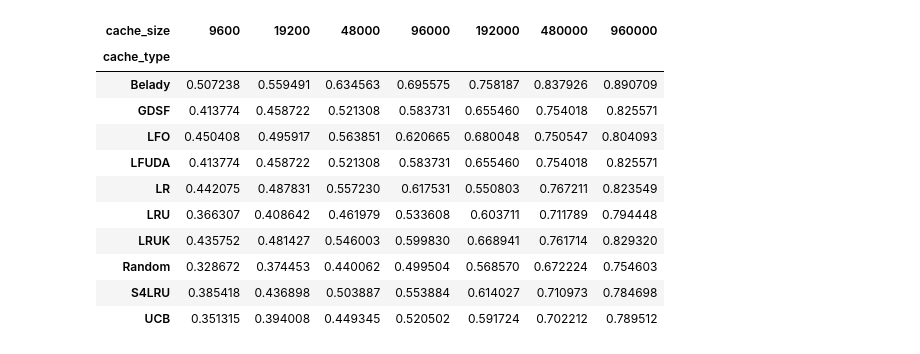
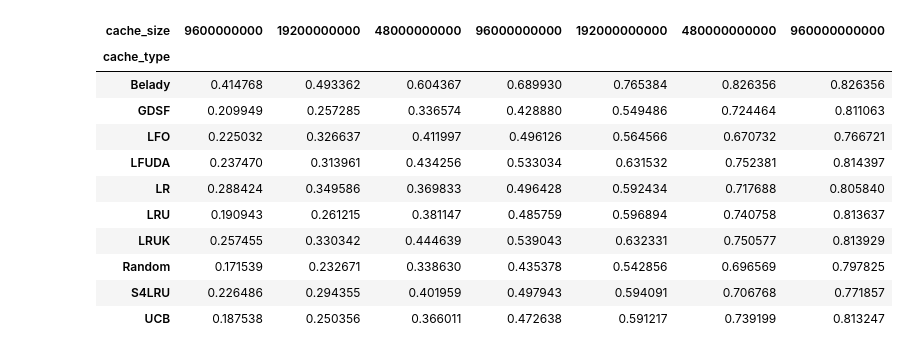
Before and after one commit to dasebe/webcachesim, a Jupyter notebook: notebook/evaluation-wiki.ipynb, the cells around one changed output. Saved outputs shown, nothing was run; the diff lists cells and outputs as text; code cells hidden in the pictures.

```diff
--- a/notebook/evaluation-wiki.ipynb
+++ b/notebook/evaluation-wiki.ipynb
@@ -19,5 +19,3 @@ plt.rc('ytick', labelsize=FONT_SIZE)    # fontsize of the tick labels
 plt.rc('legend', fontsize=FONT_SIZE)    # legend fontsize
 plt.rc('figure', titlesize=FONT_SIZE)  # fontsize of the figure title
 matplotlib.rc('lines', linewidth=3)
-# %%
-log_dir = '/data/zhenyus/webcachesim/log'
@@ -77,9 +292,12 @@ trace = 'w200m.tr'
 df = load_reports(log_dir)
 filter_idx = (
     (df.trace_file == trace)
-    & (df.uni_size == 1)
+    & (df.uni_size == 0)
     & ((df.cache_type != "LFO") | (df.sample_size == 1000000))
     & (df.n_warmup == 20000000)
+#     & ((df.cache_type != "LR") | ((df.learning_rate == 0.0001) & (df.gradient_window == 10000) & (df.sample_rate == 32) & (pd.isna(df.version))))
+    & ((df.cache_type != "LR") | ((df.version == "mat") & (df.gradient_window == 100000)))
+    & (~(df.cache_type == "LRUKSample"))
 #     & (df.n_warmup == 100000)
 #     & (df.if_uni_size == False)
 #     & (df.cache_capacity <= 30000)
@@ -93,12 +311,3 @@ filter_idx = (
 
 df1 = df[filter_idx].copy()
 df1['label'] = df1.apply(lambda x: to_label(x), axis='columns')
-fig, ax = plt.subplots(figsize=(12, 8))
-for k, grp in df1.groupby(['label']):
-    grp = grp.sort_values(by=['cache_size'])
-    ax = grp.plot(ax=ax, kind='line', x='cache_size', y='byte_hit_rate', label=k, marker='*', markersize=12)
-plt.legend(loc=9, bbox_to_anchor=(0.5, -0.1))
-plt.ylabel('hit rate')
-plt.title(trace)
-plt.ylim([0, 1.])
-plt.show()
@@ -107,15 +346,15 @@ plt.show()
 # %%
-df1[['byte_hit_rate', 'cache_size', 'cache_type']].pivot(index='cache_type', columns='cache_size', values='byte_hit_rate')
+df1.pivot(index='cache_type', columns='cache_size', values='byte_hit_rate')
 # %% [output]
-| cache_size | 9600 | 19200 | 48000 | 96000 | 192000 | 480000 | 960000 |
+| cache_size | 9600000000 | 19200000000 | 48000000000 | 96000000000 | 192000000000 | 480000000000 | 960000000000 |
 | cache_type |  |  |  |  |  |  |  |
-| Belady | 0.507238 | 0.559491 | 0.634563 | 0.695575 | 0.758187 | 0.837926 | 0.890709 |
-| GDSF | 0.413774 | 0.458722 | 0.521308 | 0.583731 | 0.655460 | 0.754018 | 0.825571 |
-| LFO | 0.450408 | 0.495917 | 0.563851 | 0.620665 | 0.680048 | 0.750547 | 0.804093 |
-| LFUDA | 0.413774 | 0.458722 | 0.521308 | 0.583731 | 0.655460 | 0.754018 | 0.825571 |
-| LR | 0.442075 | 0.487831 | 0.557230 | 0.617531 | 0.550803 | 0.767211 | 0.823549 |
-| LRU | 0.366307 | 0.408642 | 0.461979 | 0.533608 | 0.603711 | 0.711789 | 0.794448 |
-| LRUK | 0.435752 | 0.481427 | 0.546003 | 0.599830 | 0.668941 | 0.761714 | 0.829320 |
-| Random | 0.328672 | 0.374453 | 0.440062 | 0.499504 | 0.568570 | 0.672224 | 0.754603 |
-| S4LRU | 0.385418 | 0.436898 | 0.503887 | 0.553884 | 0.614027 | 0.710973 | 0.784698 |
-| UCB | 0.351315 | 0.394008 | 0.449345 | 0.520502 | 0.591724 | 0.702212 | 0.789512 |
+| Belady | 0.414768 | 0.493362 | 0.604367 | 0.689930 | 0.765384 | 0.826356 | 0.826356 |
+| GDSF | 0.209949 | 0.257285 | 0.336574 | 0.428880 | 0.549486 | 0.724464 | 0.811063 |
+| LFO | 0.225032 | 0.326637 | 0.411997 | 0.496126 | 0.564566 | 0.670732 | 0.766721 |
+| LFUDA | 0.237470 | 0.313961 | 0.434256 | 0.533034 | 0.631532 | 0.752381 | 0.814397 |
+| LR | 0.288424 | 0.349586 | 0.369833 | 0.496428 | 0.592434 | 0.717688 | 0.805840 |
+| LRU | 0.190943 | 0.261215 | 0.381147 | 0.485759 | 0.596894 | 0.740758 | 0.813637 |
+| LRUK | 0.257455 | 0.330342 | 0.444639 | 0.539043 | 0.632331 | 0.750577 | 0.813929 |
+| Random | 0.171539 | 0.232671 | 0.338630 | 0.435378 | 0.542856 | 0.696569 | 0.797825 |
+| S4LRU | 0.226486 | 0.294355 | 0.401959 | 0.497943 | 0.594091 | 0.706768 | 0.771857 |
+| UCB | 0.187538 | 0.250356 | 0.366011 | 0.472638 | 0.591217 | 0.739199 | 0.813247 |
```
Also changed, not shown: parts of 24 cells of this notebook, 7 other files.
